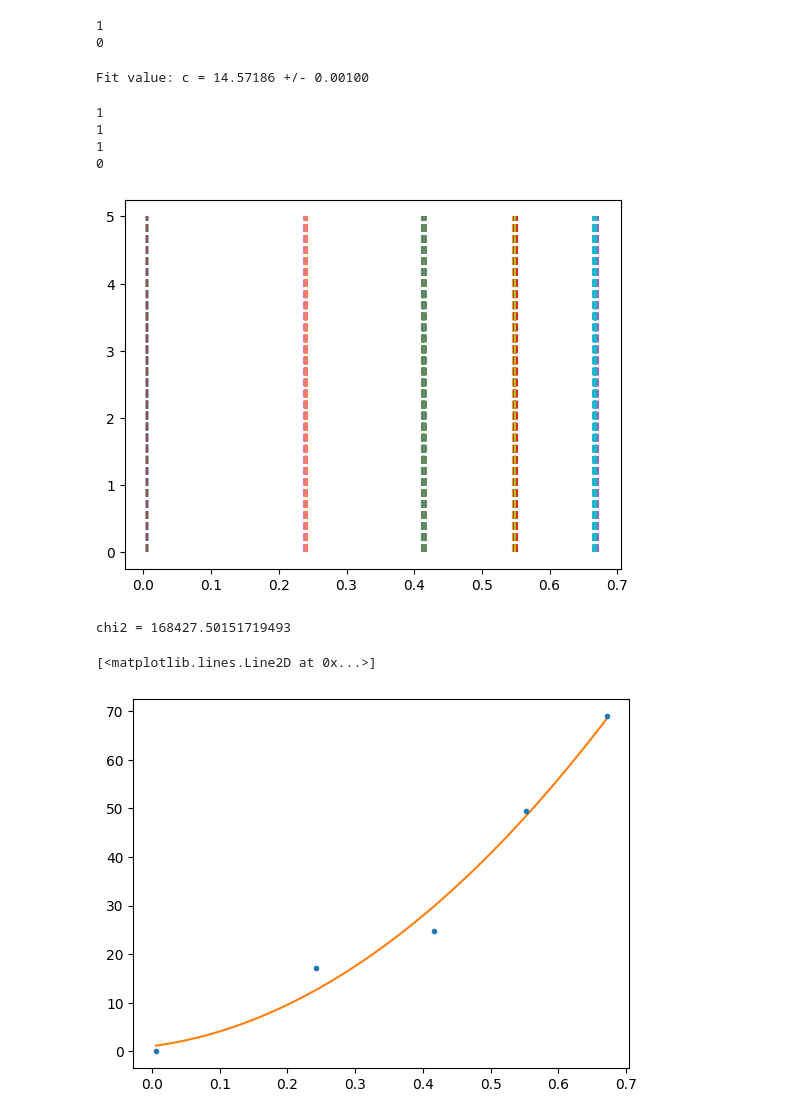
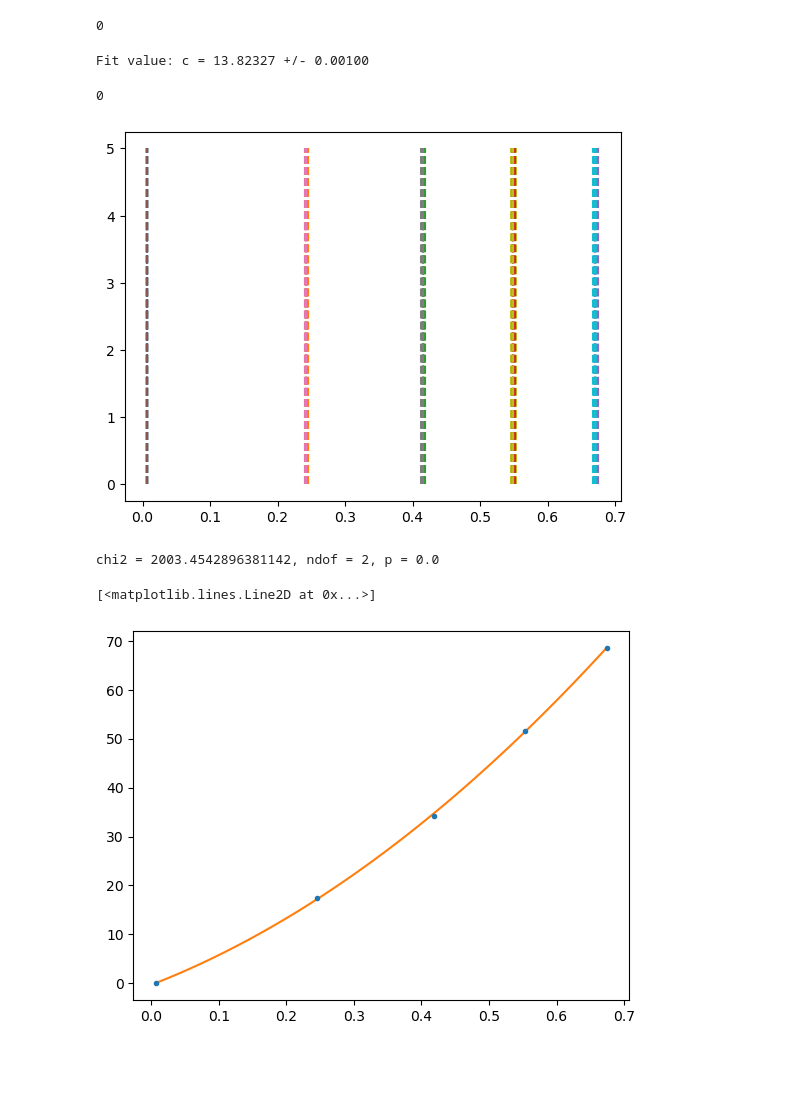
Before and after one commit to oscar4aar/BenStat_Gruppe, a Jupyter notebook: Data_skraaplan.ipynb, the cells around one changed output. Cells and saved outputs as stored; diff of their text form; code cells hidden in the pictures; blank space fills up the shorter version.

```diff
--- a/Data_skraaplan.ipynb
+++ b/Data_skraaplan.ipynb
@@ -19,7 +19,7 @@ def Chauvenet(data): #Chauvenet med 1/4-del som kriterium frem for 1/2
     data_subset = data
     while n>0:
         n_bef = len(data_subset)
-        mask = (len(data_subset) * erfc(abs(data_subset - data_subset.mean()) / data_subset.std(ddof=1))) >= 1/4
+        mask = (len(data_subset) * erfc(abs(data_subset - data_subset.mean()) / data_subset.std(ddof=1))) >= .05
         data_subset = data_subset[mask]
         n = n_bef - len(data_subset)
         print(n)
@@ -58,7 +58,7 @@ def weighted_mean(y_data, y_err):
 # Vi er ikke blinde på '0'
 
 if blind:
-    blinding = np.concatenate((np.zeros(1), r.normal(0, 5, size=5-1)))
+    blinding = np.ones(5)*r.normal(0,5) # r.normal(0, 5, size=5)
 else:
     blinding = np.zeros(5)
 
@@ -189,12 +186,12 @@ person4_angle_sigma = np.array([0.05]) #degrees
 
 
 
-angle = np.zeros(len(person1_angle))
-angle_err = np.zeros(len(person1_angle))
-for i in range(len(person1_height_length)):
+angle = np.zeros(1)
+angle_err = np.zeros(1)
+for i in range(1):
     mean, err, chi2, prob = weighted_mean(
-        [person1_angle[i], person2_angle[i], person3_angle[i], person4_angle[i]],
-        [person1_angle_sigma[0], person2_angle_sigma[0], person3_angle_sigma[0], person4_angle_sigma[0]]
+        [*person1_angle, *person2_angle, *person3_angle, *person4_angle],
+        [person1_angle_sigma[0], person1_angle_sigma[0], person2_angle_sigma[0], person2_angle_sigma[0], person3_angle_sigma[0], person3_angle_sigma[0], person4_angle_sigma[0], person4_angle_sigma[0]]
     )
     angle[i]+=mean
     angle_err[i]+=err[0]
@@ -230,13 +226,13 @@ person3_angle_turn_sigma = np.array([0.5]) #degrees
 person4_angle_turn = np.array([12.9, 14.7]) + blinding #degrees
 person4_angle_turn_sigma = np.array([0.05]) #degrees
 
-angle_turn = np.zeros(len(person1_angle))
-angle_turn_err = np.zeros(len(person1_angle))
-for i in range(len(person1_height_length)):
+angle_turn = np.zeros(1)
+angle_turn_err = np.zeros(1)
+for i in range(1):
     mean, err, chi2, prob = weighted_mean(
-        [person1_angle_turn[i], person2_angle_turn[i], person3_angle_turn[i], person4_angle_turn[i]],
-        [person1_angle_turn_sigma[0], person2_angle_turn_sigma[0], person3_angle_turn_sigma[0], person4_angle_turn_sigma[0]]
-         )
-    angle[i]+=mean
-    angle_err[i]+=err[0]
+        [*person1_angle_turn, *person2_angle_turn, *person3_angle_turn, *person4_angle_turn],
+        [person1_angle_turn_sigma[0], person1_angle_turn_sigma[0], person2_angle_turn_sigma[0], person2_angle_turn_sigma[0], person3_angle_turn_sigma[0], person3_angle_turn_sigma[0], person4_angle_turn_sigma[0], person4_angle_turn_sigma[0]]
+    )
+    angle_turn[i]+=mean
+    angle_turn_err[i]+=err[0]
 # %% [output]
@@ -281,8 +277,9 @@ Fit value: c = 0.57471 +/- 0.00378
 # %%
 rail_samlet = np.concatenate((person1_rail, person2_rail, person3_rail, person4_rail))
 rail_ch, n_rail = Chauvenet(rail_samlet) #fjerner ét datum
+if n_rail:
+    print(str(n_rail) + ' datapoints were removed')
 # %% [output]
-1
 0
 # %%
 if blind:
@@ -316,14 +313,13 @@ for i in range(len(person1_rail)):
     diam[i]+=mean
     diam_err[i]+=err[0]
 # %% [output]
-Fit value: c = 14.57186 +/- 0.00100
+Fit value: c = 13.82327 +/- 0.00100
 # %%
 diam_samlet = np.concatenate((person1_diam, person2_diam, person3_diam, person4_diam))
 diam_ch, n_diam = Chauvenet(diam_samlet) #fjerner tre datapunkter
+if n_diam:
+    print(str(n_diam) + ' datapoints were removed')
 # %% [output]
-1
-1
-1
 0
 # %%
 # Værdier vi har
@@ -363,28 +359,31 @@ for i in range(datnum[dataset]):
             plt.plot([timepoints[i,passnum],timepoints[i,passnum]], [0,5], '--')
             passnum+=1
 # %% [output]
-[figure, old version]
+[figure, new version]
 # %%
 # fit of a single experiment
 # Something bad happended to the chi2
 # review gate_err, mihgt wanna consider moving away from own estimate of errors
 plt.errorbar(timepoints[1], gate_pos, yerr=gate_err, fmt='.')
 def fit_func(t, a, v0, s0):
     return 1/2 * a * t**2 + v0 * t + s0
 
 def fit(fit, x, y, sy):
     Minuit.print_level = 1    # Print result of fits (generally - can also be moved down to each fit instance)
     chi2fit = Chi2Regression(fit, x, y, sy)
     minuit_chi2 = Minuit(chi2fit, a=1, v0=0.5, s0=3)
     minuit_chi2.errordef = 1.0     # This is the definition for ChiSqaure fits
     minuit_chi2.migrad();          # This is where the minimisation is carried out! Put ";" at the end to void output
     return minuit_chi2
 
 fit_result = fit(fit_func, timepoints[1], gate_pos, gate_err)
-print(f"chi2 = {fit_result.fval}")
+ndof = len(timepoints[1]) - 3
+prob = stats.chi2.sf(fit_result.fval, ndof)
+
+print(f"chi2 = {fit_result.fval}, ndof = {ndof}, p = {prob}")
 x = np.linspace(timepoints[1][0], timepoints[1][-1], 100)
 plt.plot(x, fit_func(x, *fit_result.values))
 # %% [output]
-chi2 = 168427.50151719493
+chi2 = 2003.4542896381142, ndof = 2, p = 0.0
 [<matplotlib.lines.Line2D at 0x...>]
-[figure, old version]
+[figure, new version]
```
Also changed, not shown: parts of 11 cells of this notebook.
